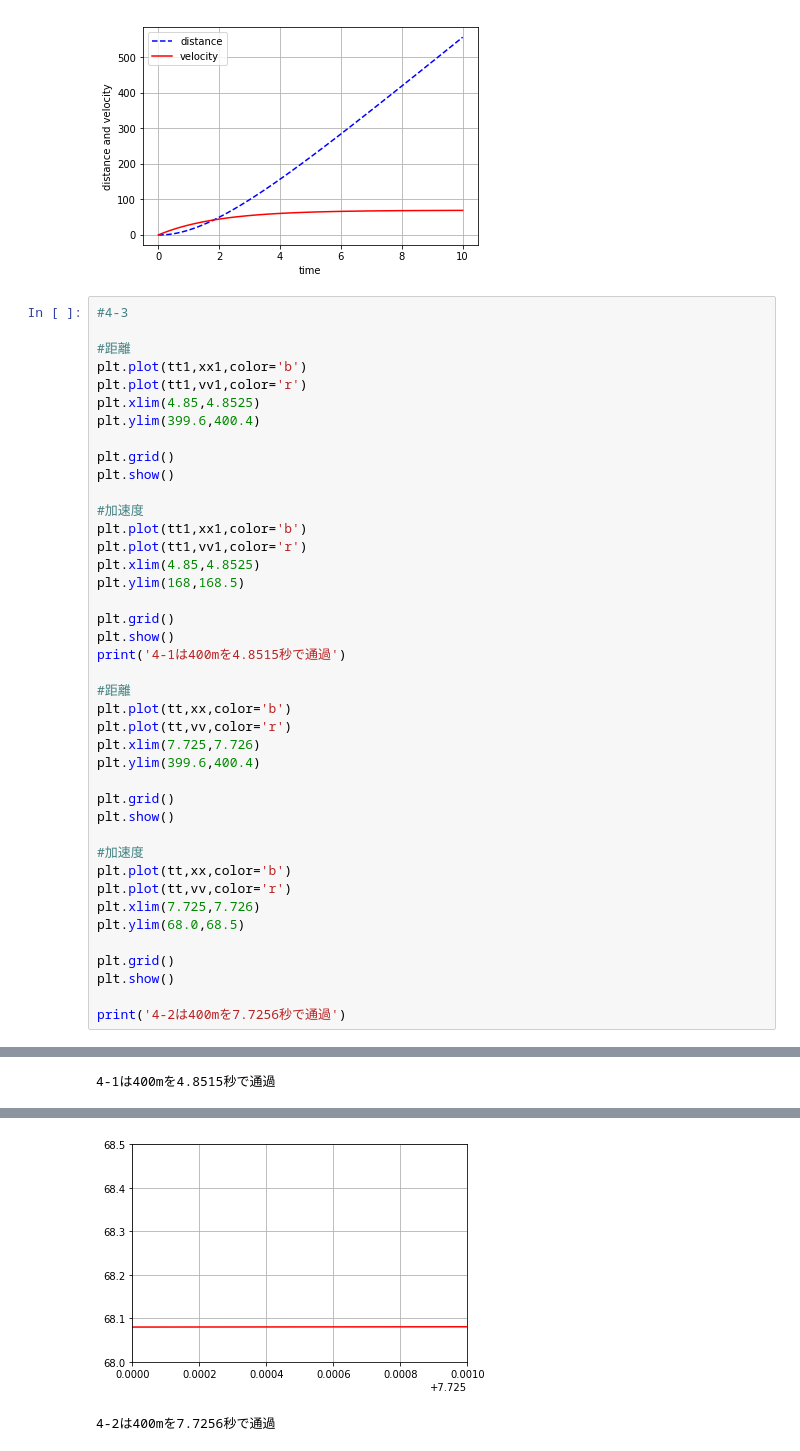
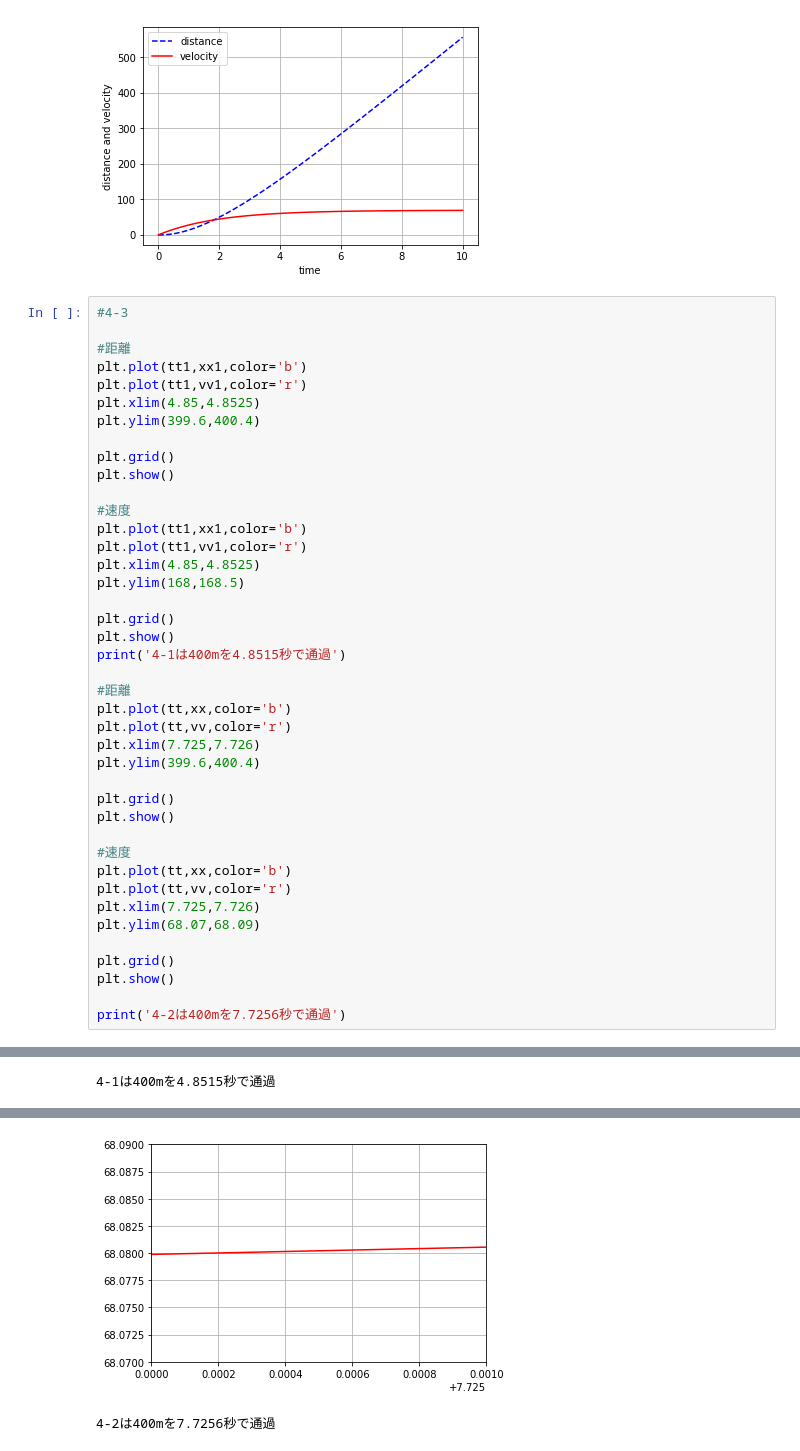
Before and after one commit to Ma-sa-to-Saito/suuchi_keisan, a Jupyter notebook: 2019exam.ipynb, the cells around one changed output, grey strips where cells are left out. Drawn from its saved outputs; the diff is of its cells as text.

```diff
--- a/2019exam.ipynb
+++ b/2019exam.ipynb
@@ -259,39 +260,39 @@ plt.ylim(399.6,400.4)
 plt.grid()
 plt.show()
 
-#加速度
+#速度
 plt.plot(tt1,xx1,color='b')
 plt.plot(tt1,vv1,color='r')
 plt.xlim(4.85,4.8525)
 plt.ylim(168,168.5)
 
 plt.grid()
 plt.show()
 print('4-1は400mを4.8515秒で通過')
 
 #距離
 plt.plot(tt,xx,color='b')
 plt.plot(tt,vv,color='r')
 plt.xlim(7.725,7.726)
 plt.ylim(399.6,400.4)
 
 plt.grid()
 plt.show()
 
-#加速度
+#速度
 plt.plot(tt,xx,color='b')
 plt.plot(tt,vv,color='r')
 plt.xlim(7.725,7.726)
-plt.ylim(68.0,68.5)
+plt.ylim(68.07,68.09)
 
 plt.grid()
 plt.show()
 
 print('4-2は400mを7.7256秒で通過')
 # %% [output]
 [figure]
 [figure]
 4-1は400mを4.8515秒で通過
 [figure]
-[figure, old version]
+[figure, new version]
 4-2は400mを7.7256秒で通過
```
Also changed, not shown: parts of 1 cell of this notebook.
